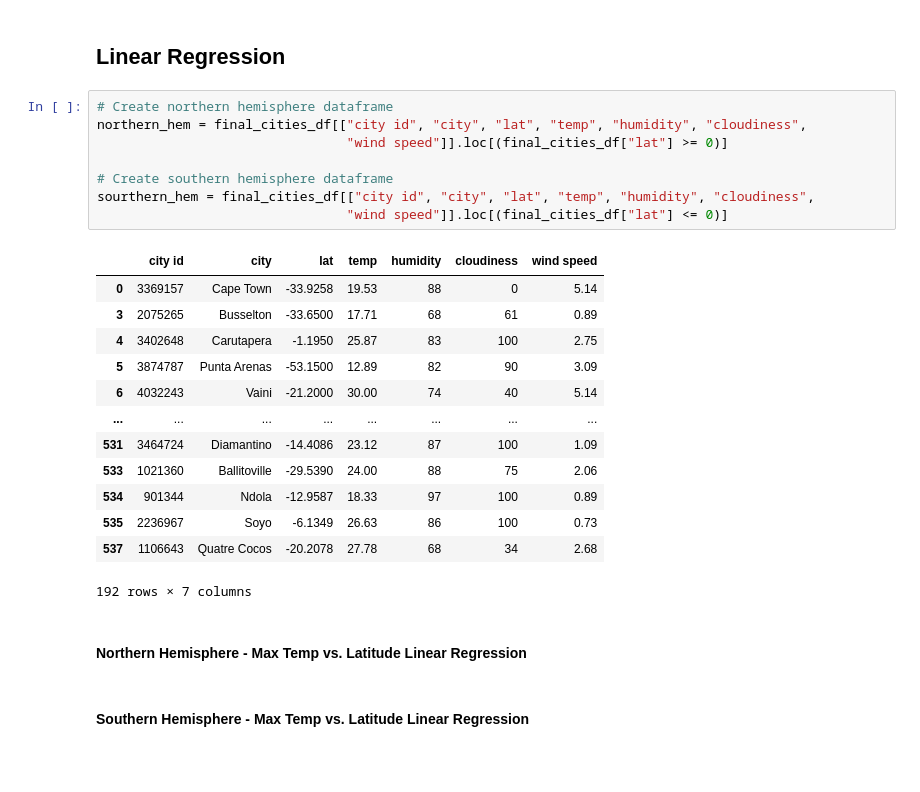
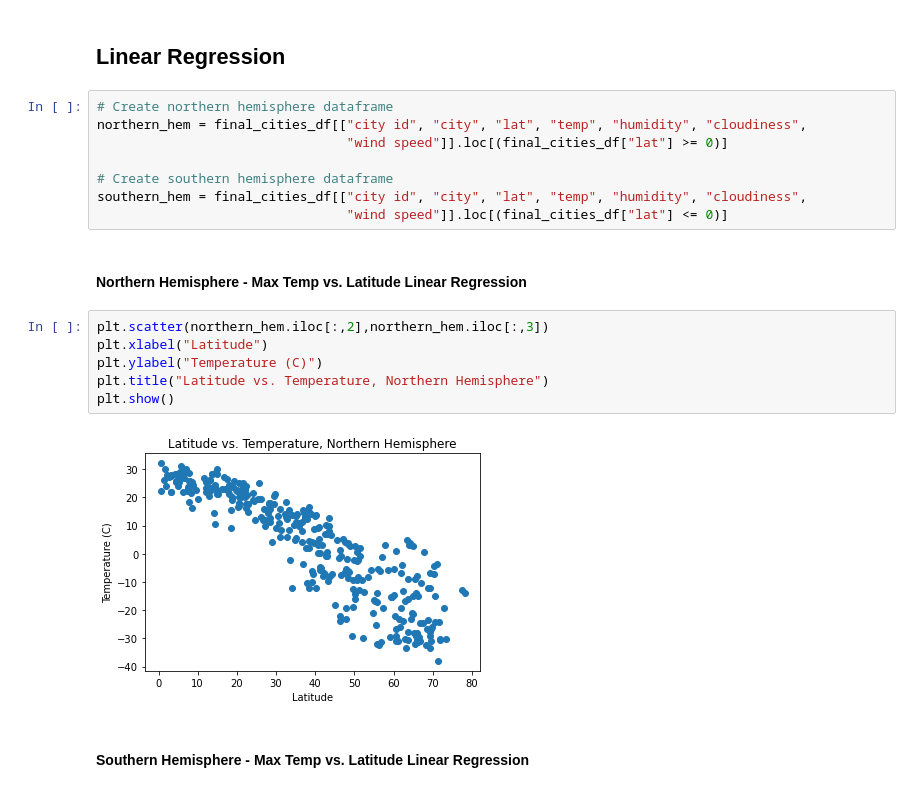
Before and after one commit to zpoeschl/python-api-challenge, a Jupyter notebook: WeatherPy/zpoeschl_WeatherPy.ipynb, the cells around one changed output. Cells and saved outputs as stored; diff of their text form; blank space fills up the shorter version.

Commit message:
Northern and Southern hemisphere plots created w/out linear regression applied

```diff
--- a/WeatherPy/zpoeschl_WeatherPy.ipynb
+++ b/WeatherPy/zpoeschl_WeatherPy.ipynb
@@ -200,23 +200,17 @@ northern_hem = final_cities_df[["city id", "city", "lat", "temp", "humidity", "c
                                 "wind speed"]].loc[(final_cities_df["lat"] >= 0)]
 
 # Create southern hemisphere dataframe
-sourthern_hem = final_cities_df[["city id", "city", "lat", "temp", "humidity", "cloudiness",
+southern_hem = final_cities_df[["city id", "city", "lat", "temp", "humidity", "cloudiness",
                                 "wind speed"]].loc[(final_cities_df["lat"] <= 0)]
-# %% [output]
-|  | city id | city | lat | temp | humidity | cloudiness | wind speed |
-| 0 | 3369157 | Cape Town | -33.9258 | 19.53 | 88 | 0 | 5.14 |
-| 3 | 2075265 | Busselton | -33.6500 | 17.71 | 68 | 61 | 0.89 |
-| 4 | 3402648 | Carutapera | -1.1950 | 25.87 | 83 | 100 | 2.75 |
-| 5 | 3874787 | Punta Arenas | -53.1500 | 12.89 | 82 | 90 | 3.09 |
-| 6 | 4032243 | Vaini | -21.2000 | 30.00 | 74 | 40 | 5.14 |
-| ... | ... | ... | ... | ... | ... | ... | ... |
-| 531 | 3464724 | Diamantino | -14.4086 | 23.12 | 87 | 100 | 1.09 |
-| 533 | 1021360 | Ballitoville | -29.5390 | 24.00 | 88 | 75 | 2.06 |
-| 534 | 901344 | Ndola | -12.9587 | 18.33 | 97 | 100 | 0.89 |
-| 535 | 2236967 | Soyo | -6.1349 | 26.63 | 86 | 100 | 0.73 |
-| 537 | 1106643 | Quatre Cocos | -20.2078 | 27.78 | 68 | 34 | 2.68 |
-192 rows × 7 columns
 # %% [markdown]
 ####  Northern Hemisphere - Max Temp vs. Latitude Linear Regression
+# %%
+plt.scatter(northern_hem.iloc[:,2],northern_hem.iloc[:,3])
+plt.xlabel("Latitude")
+plt.ylabel("Temperature (C)")
+plt.title("Latitude vs. Temperature, Northern Hemisphere")
+plt.show()
+# %% [output]
+[figure, added]
 # %% [markdown]
 ####  Southern Hemisphere - Max Temp vs. Latitude Linear Regression
```
Also changed, not shown: parts of 7 cells of this notebook.
